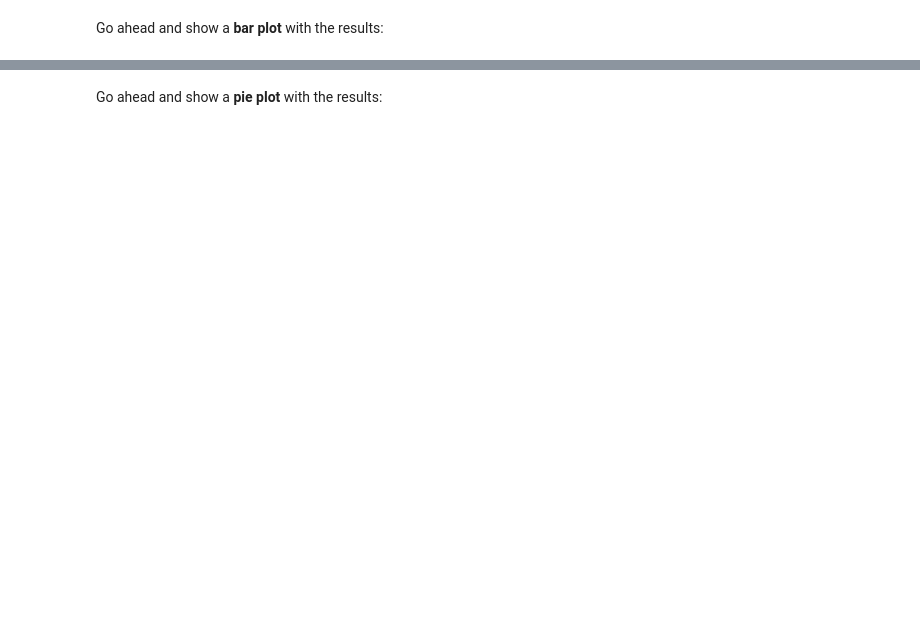
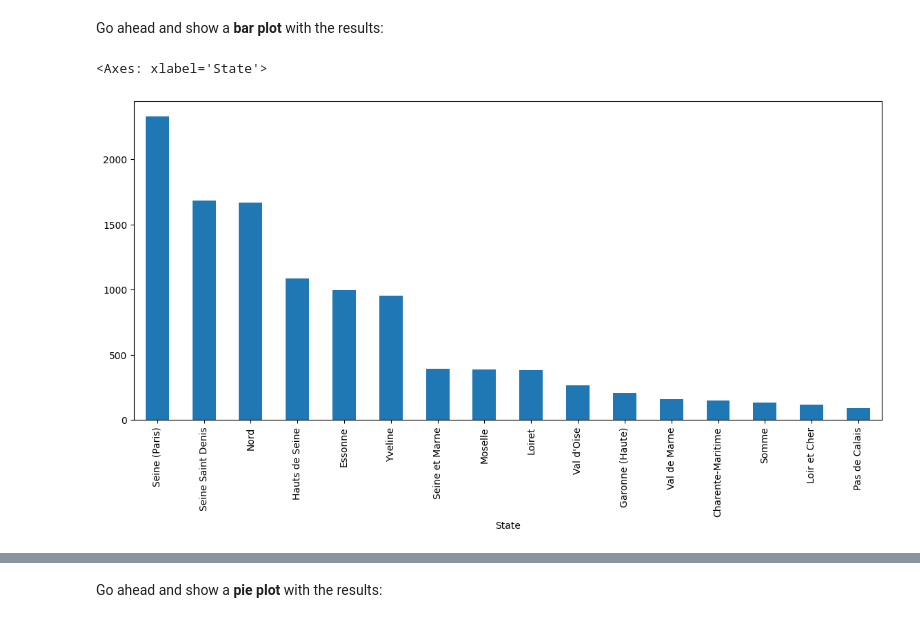
Before and after one commit to Hari6782/Learning_DS, a Jupyter notebook: Exercises_1.ipynb, the cells around one changed output, grey strips where cells are left out. Drawn from its saved outputs; the diff is of its cells as text; code cells hidden in the pictures; blank space fills up the shorter version.

```diff
--- a/Exercises_1.ipynb
+++ b/Exercises_1.ipynb
@@ -303,0 +350,3 @@ sales['Calculated_Date'].value_counts().plot(kind='line', figsize=(14,6))
+# %%
+sales['Revenue'] = sales['Revenue'] + 50
+sales['Revenue'].head()
@@ -338,3 +422,8 @@ Go ahead and show a <b>bar plot</b> with the results:
+# %%
+france_states.plot(kind="bar",figsize=(14,6))
+# %% [output]
+<Axes: xlabel='State'>
+[figure, added]
 # %%
 france_states.plot(kind='bar', figsize=(14,6))
 # %% [markdown]
```
Also changed, not shown: parts of 56 cells of this notebook.
